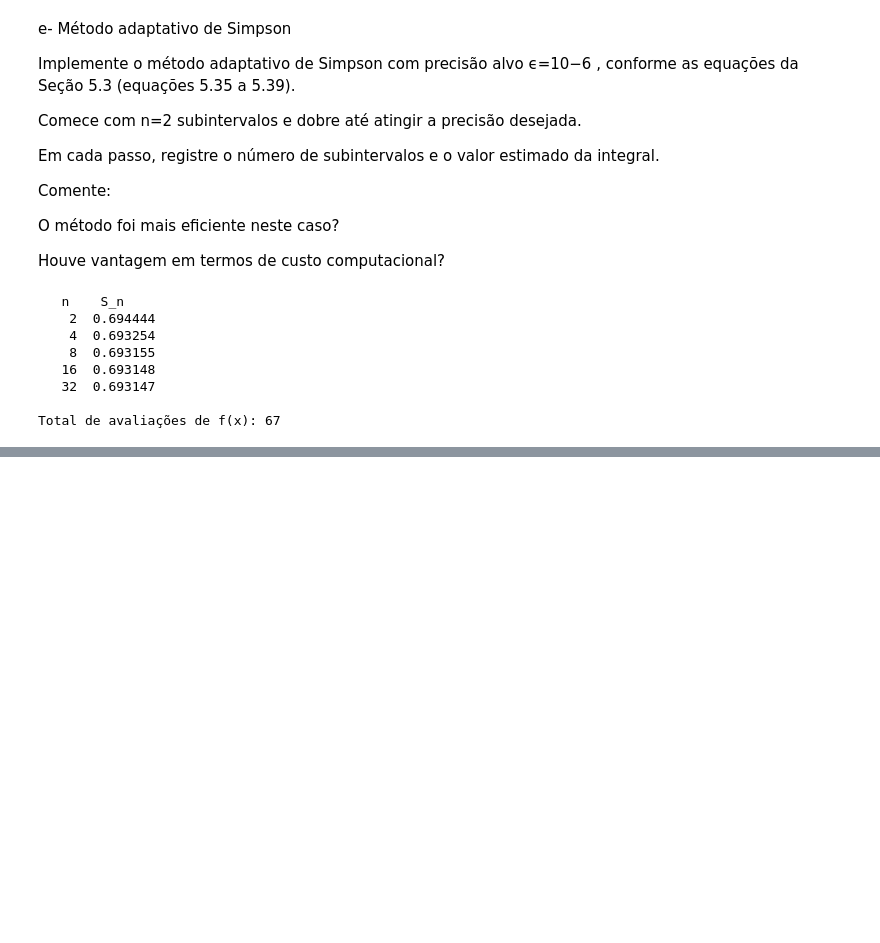
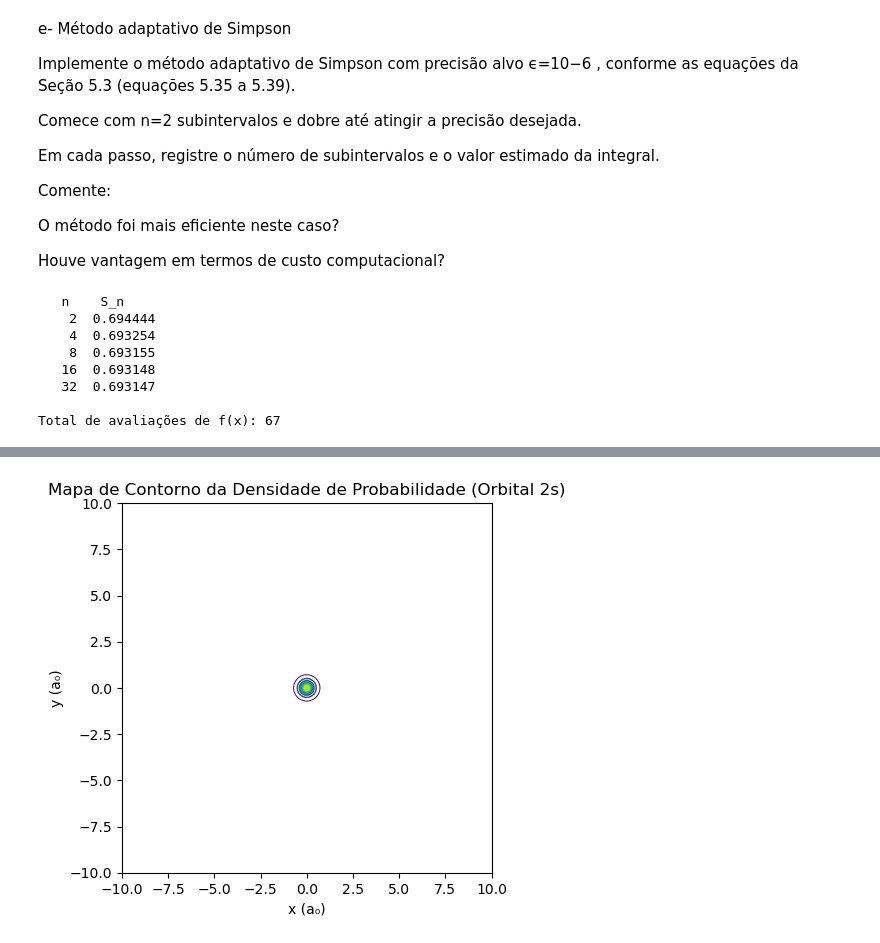
Before and after one commit to Analima123/AV7, a Jupyter notebook: AV7.ipynb, the cells around one changed output, grey strips where cells are left out. Cells and saved outputs as stored; diff of their text form; code cells hidden in the pictures; blank space fills up the shorter version.

```diff
--- a/AV7.ipynb
+++ b/AV7.ipynb
@@ -473,0 +877,31 @@ Total de avaliações de f(x): 67
+# %%
+import numpy as np
+import matplotlib.pyplot as plt
+
+# Definição de P(x,y) = [(2 - r) e^{-r}]^2
+def P_plane(x, y):
+    R = np.sqrt(x**2 + y**2)
+    return (2 - R)**2 * np.exp(-2 * R)
+
+# Geração da malha no plano xy
+points = 400
+x = np.linspace(-10, 10, points)
+y = np.linspace(-10, 10, points)
+X, Y = np.meshgrid(x, y)
+Z = P_plane(X, Y)
+
+# Definição dos níveis e espessuras de linha
+levels = np.linspace(Z.min(), Z.max(), 10)
+linewidths = np.linspace(0.5, 3.0, len(levels))
+
+# Plot de contorno
+plt.figure()
+contours = plt.contour(X, Y, Z, levels=levels, linewidths=linewidths)
+plt.clabel(contours, inline=True, fontsize=8)
+plt.xlabel('x (a₀)')
+plt.ylabel('y (a₀)')
+plt.title('Mapa de Contorno da Densidade de Probabilidade (Orbital 2s)')
+plt.gca().set_aspect('equal', 'box')
+plt.show()
+# %% [output]
+[figure, added]
```
Also changed, not shown: parts of 8 cells of this notebook.
